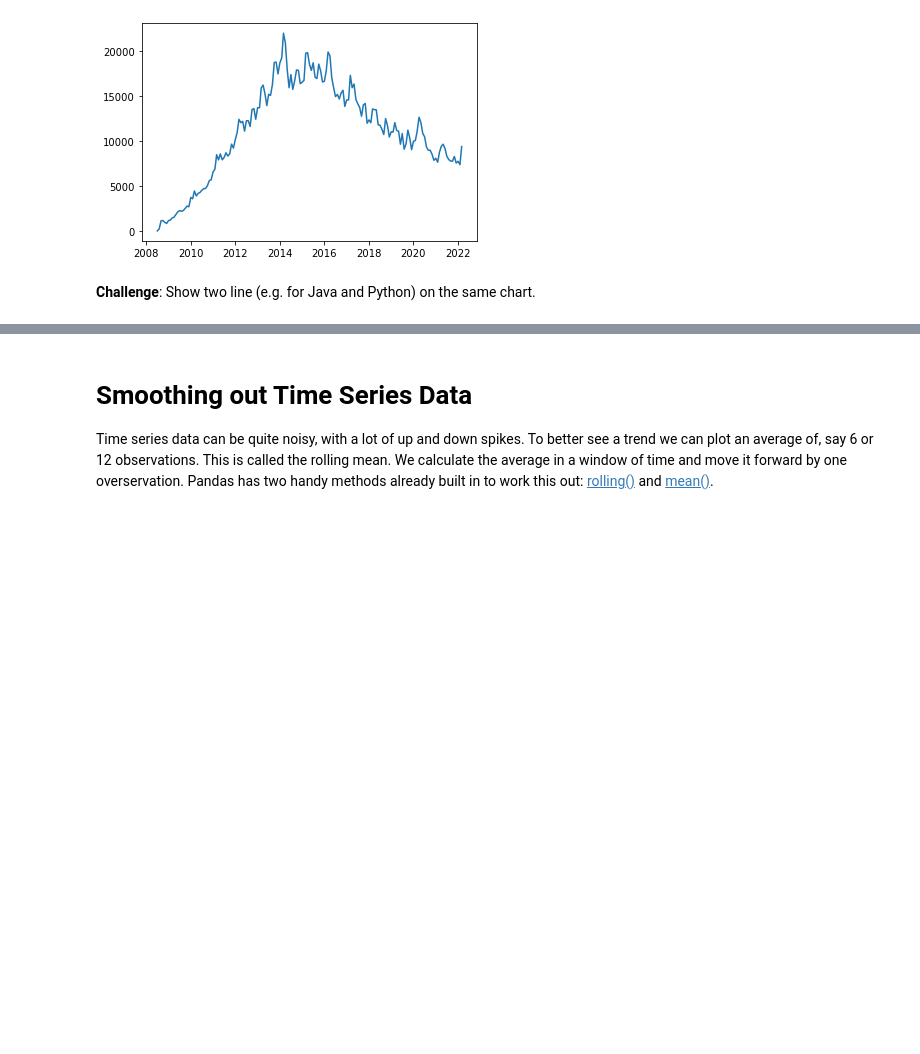
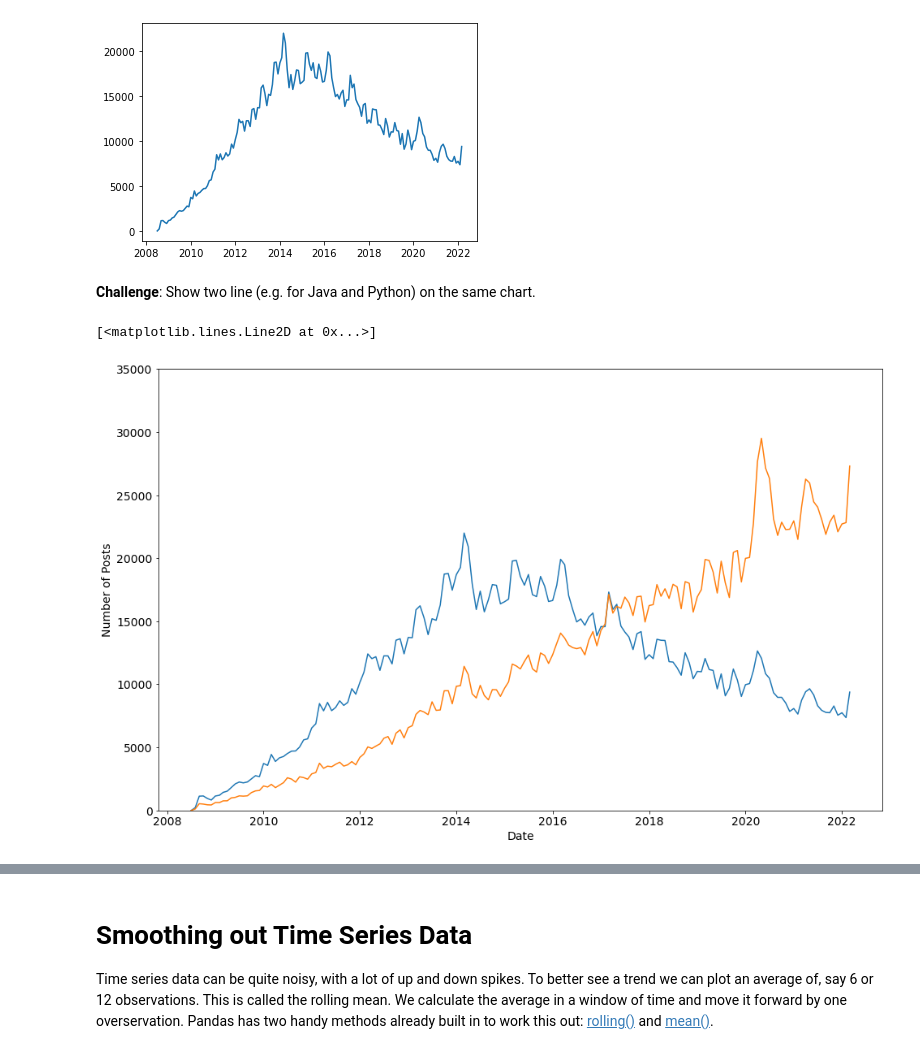
Before and after one commit to halilcodes/programming-langs-stats, a Jupyter notebook: Programming_Languages_(start).ipynb, the cells around one changed output, grey strips where cells are left out. Drawn from its saved outputs; the diff is of its cells as text; code cells hidden in the pictures; blank space fills up the shorter version.

```diff
--- a/Programming_Languages_(start).ipynb
+++ b/Programming_Languages_(start).ipynb
@@ -251,3 +251,18 @@ plt.plot(pivoted_df.index, pivoted_df.java)
 [figure]
 # %% [markdown]
 **Challenge**: Show two line (e.g. for Java and Python) on the same chart.
+# %%
+plt.figure(figsize=(16, 10))
+plt.xticks(fontsize=14)
+plt.yticks(fontsize=14)
+
+plt.xlabel('Date', fontsize=14)
+plt.ylabel('Number of Posts', fontsize=14)
+plt.ylim(0, 35000)
+
+
+plt.plot(pivoted_df.index, pivoted_df.java)
+plt.plot(pivoted_df.index, pivoted_df.python)
+# %% [output]
+[<matplotlib.lines.Line2D at 0x...>]
+[figure, added]
```
Also changed, not shown: parts of 2 cells of this notebook.
